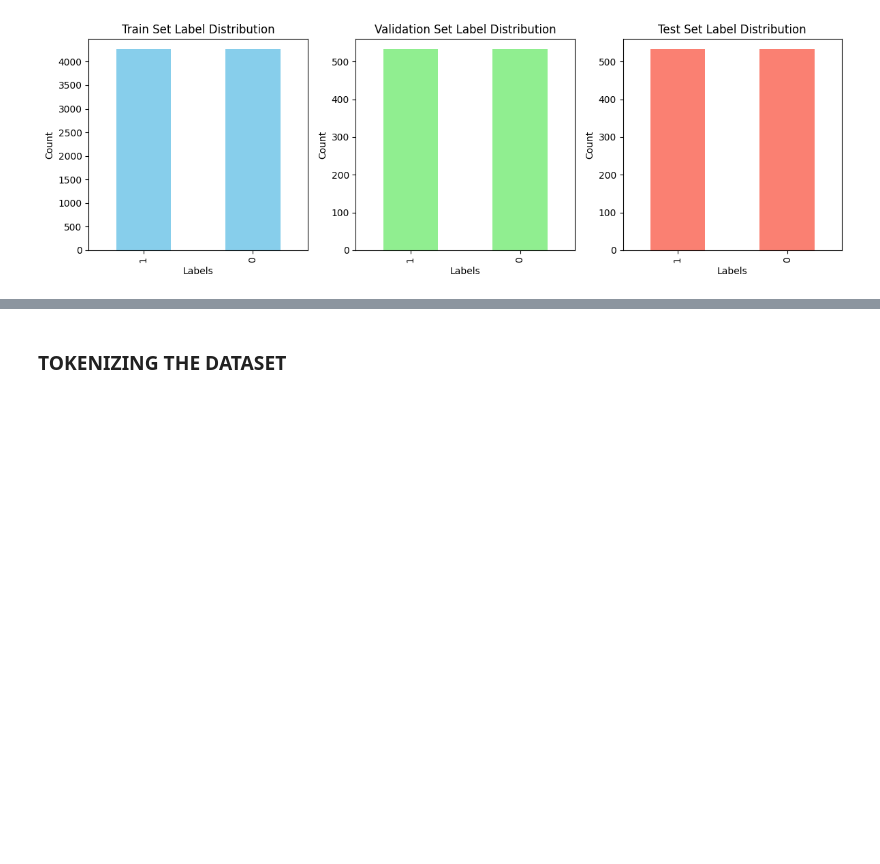
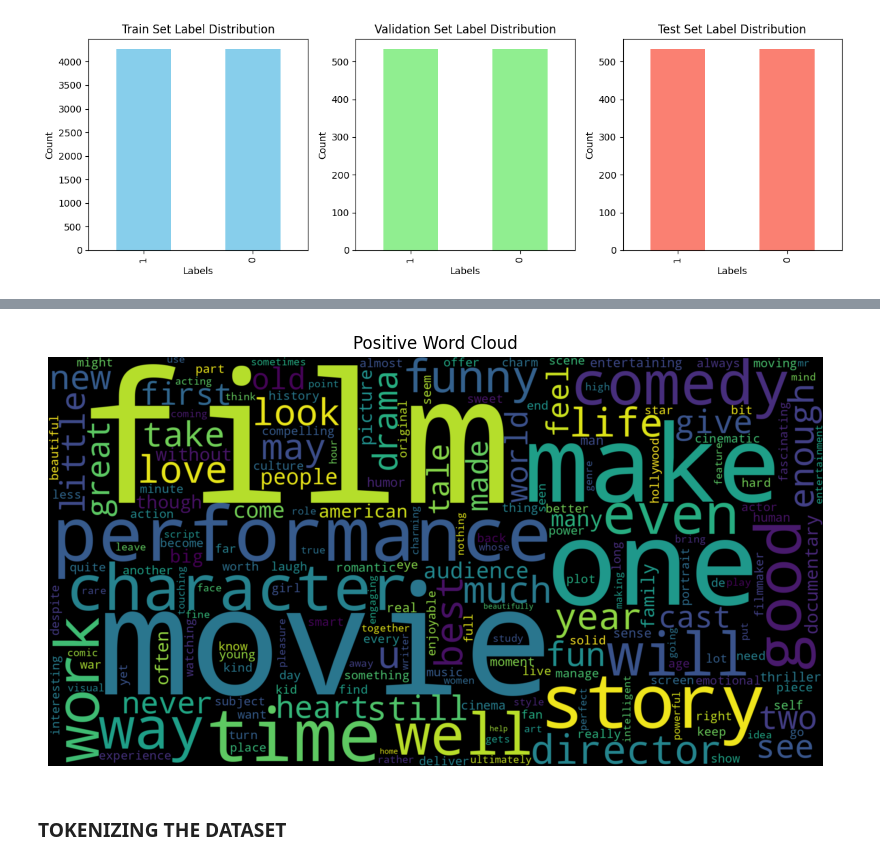
Before and after one commit to AnishTeku/AnishTeku-Assignment-3, a Jupyter notebook: Assignment_3_Large_language_models.ipynb, the cells around one changed output, grey strips where cells are left out. Drawn from its saved outputs; the diff is of its cells as text; code cells hidden in the pictures; blank space fills up the shorter version.

```diff
--- a/Assignment_3_Large_language_models.ipynb
+++ b/Assignment_3_Large_language_models.ipynb
@@ -151,3 +191,12 @@ plt.show()
+# %%
+# Display the generated Word Cloud
+plt.figure(figsize=(10, 8))
+plt.imshow(word_cloud1, interpolation='bilinear')
+plt.title("Positive Word Cloud")
+plt.axis("off")
+plt.show()
+# %% [output]
+[figure, added]
 # %% [markdown]
 ### **TOKENIZING THE DATASET**
 # %%
```
Also changed, not shown: parts of 7 cells of this notebook.
